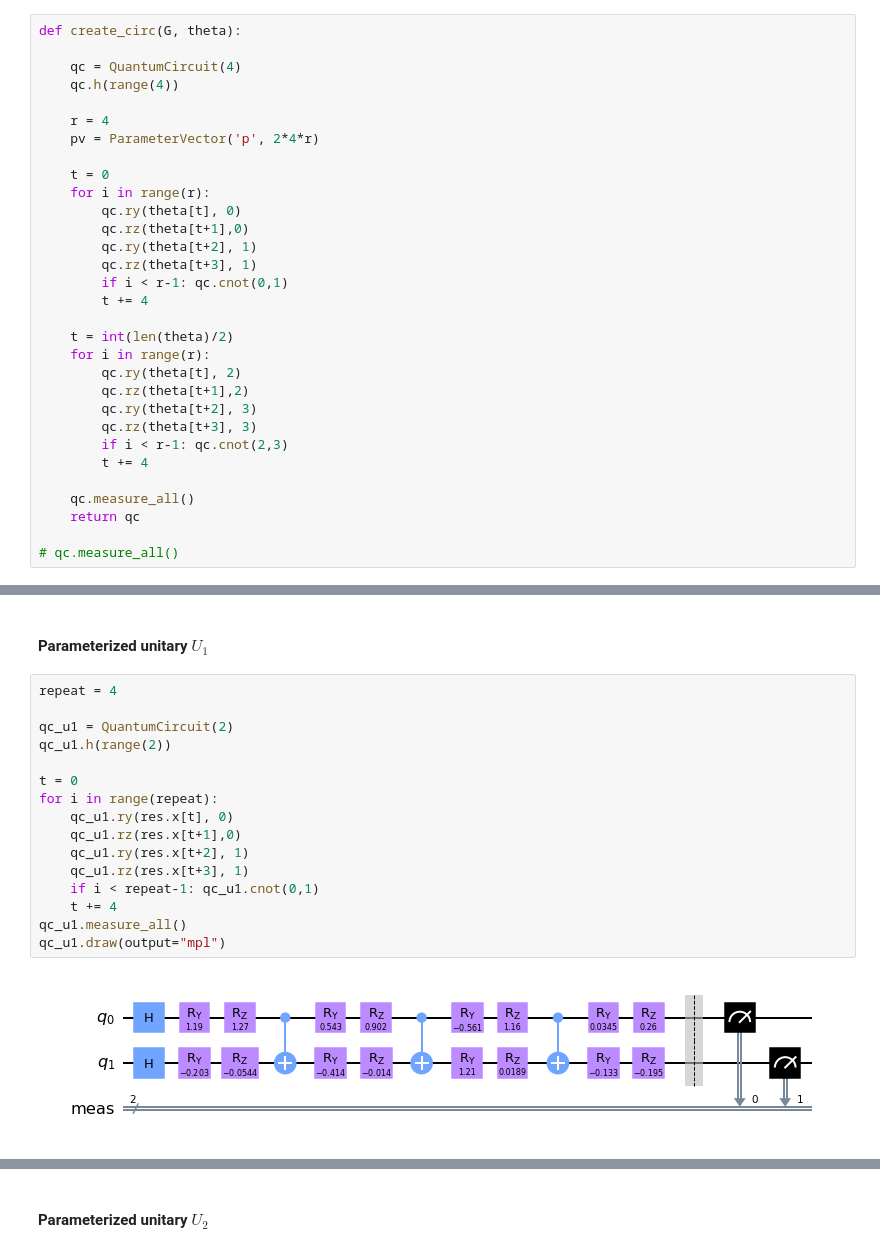
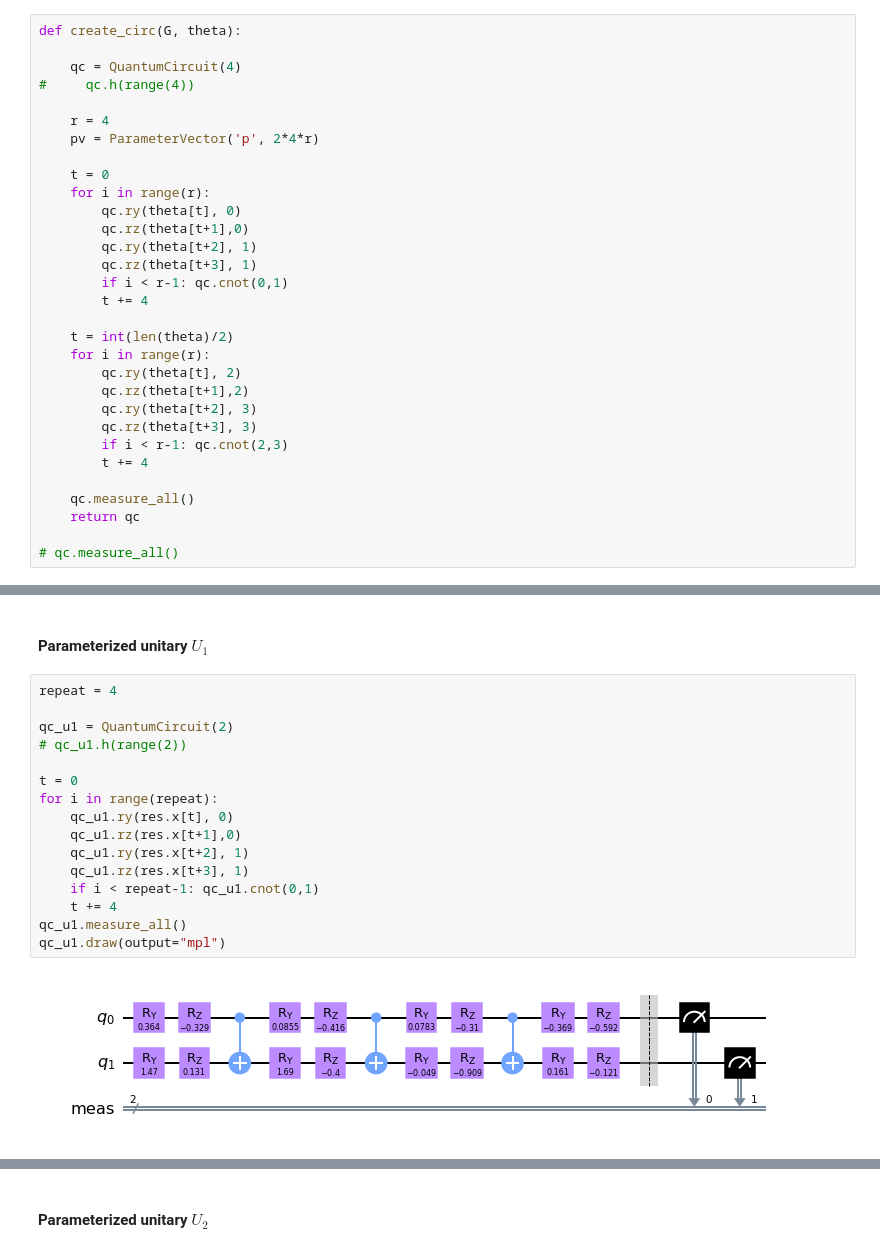
Before and after one commit to doggydoggy0101/Toward_solving_large_combinational_optimization_problem, a Jupyter notebook: maxcut_4_qubit.ipynb, the cells around one changed output, grey strips where cells are left out. Drawn from its saved outputs; the diff is of its cells as text.

```diff
--- a/maxcut_4_qubit.ipynb
+++ b/maxcut_4_qubit.ipynb
@@ -52,7 +52,7 @@ qc_u2.draw(output="mpl")
 def create_circ(G, theta):
 
     qc = QuantumCircuit(4)
-    qc.h(range(4))
+#     qc.h(range(4))
 
     r = 4
     pv = ParameterVector('p', 2*4*r)
@@ -170,21 +170,21 @@ plot_histogram(counts)
 # %%
 repeat = 4
 
 qc_u1 = QuantumCircuit(2)
-qc_u1.h(range(2))
+# qc_u1.h(range(2))
 
 t = 0
 for i in range(repeat):
     qc_u1.ry(res.x[t], 0)
     qc_u1.rz(res.x[t+1],0)
     qc_u1.ry(res.x[t+2], 1)
     qc_u1.rz(res.x[t+3], 1)
     if i < repeat-1: qc_u1.cnot(0,1)
     t += 4
 qc_u1.measure_all()
 qc_u1.draw(output="mpl")
 # %% [output]
-[figure, old version]
+[figure, new version]
 # %%
 result = backend.run(qc_u1, seed_simulator=10).result()
 counts = result.get_counts()
```
Also changed, not shown: parts of 8 cells of this notebook, 2 other files.
